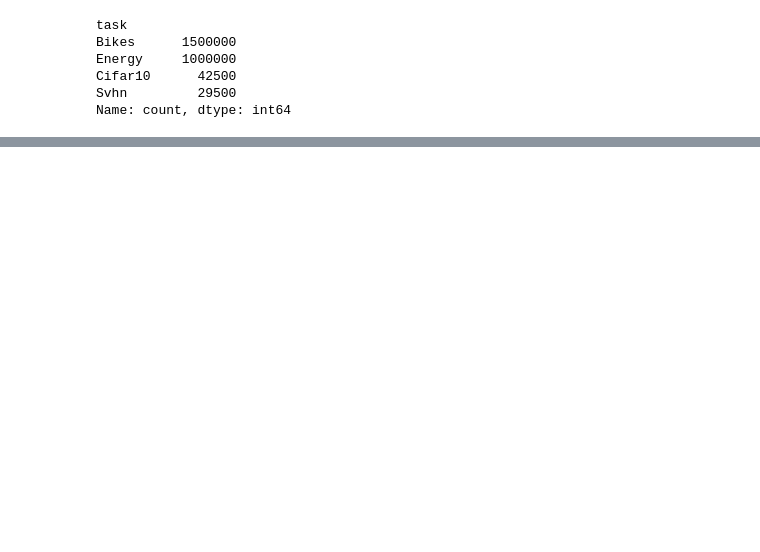
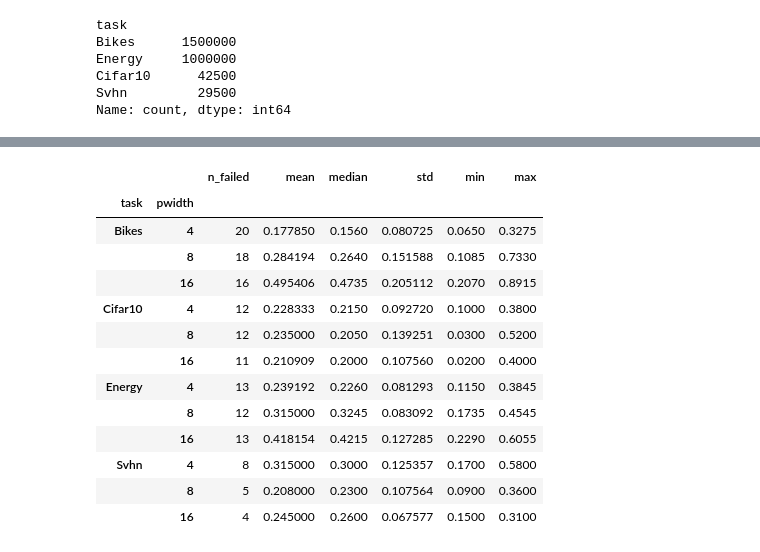
Before and after one commit to viktorvesely/liquid, a Jupyter notebook: liquid_jax/experiment_aggregation.ipynb, the cells around one changed output, grey strips where cells are left out. Saved outputs shown, nothing was run; the diff lists cells and outputs as text; code cells hidden in the pictures; blank space fills up the shorter version.

```diff
--- a/liquid_jax/experiment_aggregation.ipynb
+++ b/liquid_jax/experiment_aggregation.ipynb
@@ -281,0 +474,27 @@ Name: mixing, Length: 84, dtype: str
+# %%
+# Expected max epochs by task
+max_epochs = {
+    "Bikes": 2000,
+    "Energy": 2000,
+    "Cifar10": 100,
+    "Svhn": 100,
+}
+
+prod = df[df["mixing"] == "product"].copy()
+prod["loss_is_nan"] = prod[loss_col].isna()
+
+# First NaN epoch per run
+first_nan = (
+    prod.loc[prod["loss_is_nan"]]
+        .groupby(["run_id", "task", "pwidth"], dropna=False)["epoch"]
+        .min()
+        .rename("first_nan_epoch")
+        .reset_index()
+)
+
+first_nan["max_epochs"] = first_nan["task"].map(max_epochs)
+
+# 0 = immediate failure, 1 = failure at end of training
+first_nan["first_nan_frac"] = (
+    first_nan["first_nan_epoch"] / first_nan["max_epochs"]
+)
@@ -281,0 +511,27 @@ Name: mixing, Length: 84, dtype: str
+# %%
+(
+    first_nan.groupby(["task", "pwidth"])["first_nan_frac"]
+    .agg(
+        n_failed="size",
+        mean="mean",
+        median="median",
+        std="std",
+        min="min",
+        max="max",
+    )
+)
+# %% [output]
+|  |  | n_failed | mean | median | std | min | max |
+| task | pwidth |  |  |  |  |  |  |
+| Bikes | 4 | 20 | 0.177850 | 0.1560 | 0.080725 | 0.0650 | 0.3275 |
+|  | 8 | 18 | 0.284194 | 0.2640 | 0.151588 | 0.1085 | 0.7330 |
+|  | 16 | 16 | 0.495406 | 0.4735 | 0.205112 | 0.2070 | 0.8915 |
+| Cifar10 | 4 | 12 | 0.228333 | 0.2150 | 0.092720 | 0.1000 | 0.3800 |
+|  | 8 | 12 | 0.235000 | 0.2050 | 0.139251 | 0.0300 | 0.5200 |
+|  | 16 | 11 | 0.210909 | 0.2000 | 0.107560 | 0.0200 | 0.4000 |
+| Energy | 4 | 13 | 0.239192 | 0.2260 | 0.081293 | 0.1150 | 0.3845 |
+|  | 8 | 12 | 0.315000 | 0.3245 | 0.083092 | 0.1735 | 0.4545 |
+|  | 16 | 13 | 0.418154 | 0.4215 | 0.127285 | 0.2290 | 0.6055 |
+| Svhn | 4 | 8 | 0.315000 | 0.3000 | 0.125357 | 0.1700 | 0.5800 |
+|  | 8 | 5 | 0.208000 | 0.2300 | 0.107564 | 0.0900 | 0.3600 |
+|  | 16 | 4 | 0.245000 | 0.2600 | 0.067577 | 0.1500 | 0.3100 |
```
Also changed, not shown: parts of 20 cells of this notebook, 2 other files.
